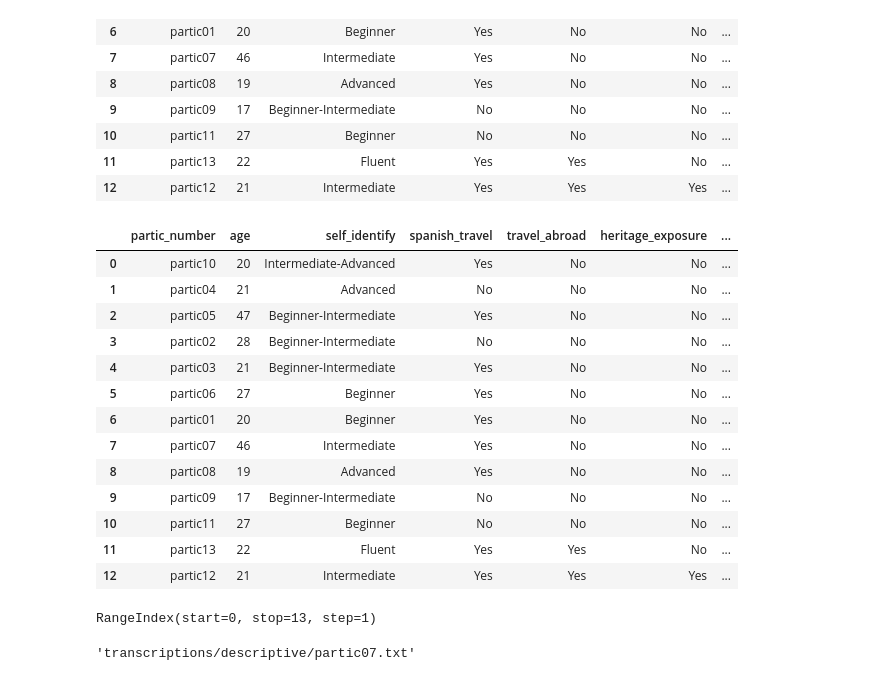
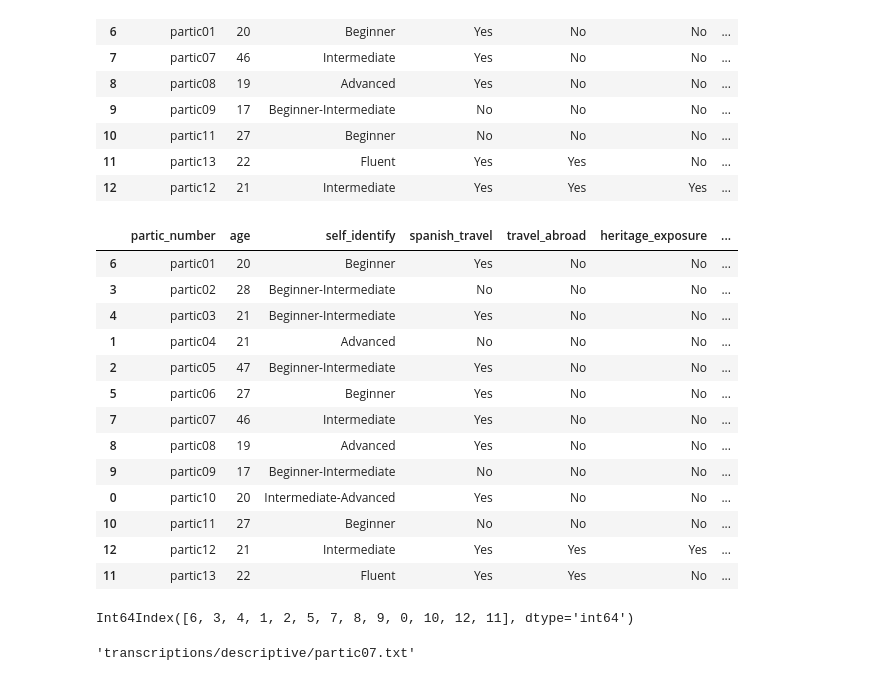
Before and after one commit to djdebonis/IPA_vowel_compare, a Jupyter notebook: dev_notebook.ipynb, the cells around one changed output. Saved outputs shown, nothing was run; the diff lists cells and outputs as text; code cells hidden in the pictures.

```diff
--- a/dev_notebook.ipynb
+++ b/dev_notebook.ipynb
@@ -66,26 +214,28 @@ survey_data_raw
 # %%
 survey_data = partic_number(survey_data_raw)
 # %%
+survey_data = survey_data.sort_values('partic_number')
+# survey_data = survey_data.reset_index()
 survey_data
 # %% [output]
 |  | partic_number | age | self_identify | spanish_travel | travel_abroad | heritage_exposure | ... |
-| 0 | partic10 | 20 | Intermediate-Advanced | Yes | No | No | ... |
+| 6 | partic01 | 20 | Beginner | Yes | No | No | ... |
+| 3 | partic02 | 28 | Beginner-Intermediate | No | No | No | ... |
+| 4 | partic03 | 21 | Beginner-Intermediate | Yes | No | No | ... |
 | 1 | partic04 | 21 | Advanced | No | No | No | ... |
 | 2 | partic05 | 47 | Beginner-Intermediate | Yes | No | No | ... |
-| 3 | partic02 | 28 | Beginner-Intermediate | No | No | No | ... |
-| 4 | partic03 | 21 | Beginner-Intermediate | Yes | No | No | ... |
 | 5 | partic06 | 27 | Beginner | Yes | No | No | ... |
-| 6 | partic01 | 20 | Beginner | Yes | No | No | ... |
 | 7 | partic07 | 46 | Intermediate | Yes | No | No | ... |
 | 8 | partic08 | 19 | Advanced | Yes | No | No | ... |
 | 9 | partic09 | 17 | Beginner-Intermediate | No | No | No | ... |
+| 0 | partic10 | 20 | Intermediate-Advanced | Yes | No | No | ... |
 | 10 | partic11 | 27 | Beginner | No | No | No | ... |
+| 12 | partic12 | 21 | Intermediate | Yes | Yes | Yes | ... |
 | 11 | partic13 | 22 | Fluent | Yes | Yes | No | ... |
-| 12 | partic12 | 21 | Intermediate | Yes | Yes | Yes | ... |
 # %%
 survey_data.index
 # %% [output]
-RangeIndex(start=0, stop=13, step=1)
+Int64Index([6, 3, 4, 1, 2, 5, 7, 8, 9, 0, 10, 12, 11], dtype='int64')
 # %%
 # grab test file to assure all is working
 test_file = desc_transcript_files[1]
```
Also changed, not shown: parts of 12 cells of this notebook, 1 other file.
